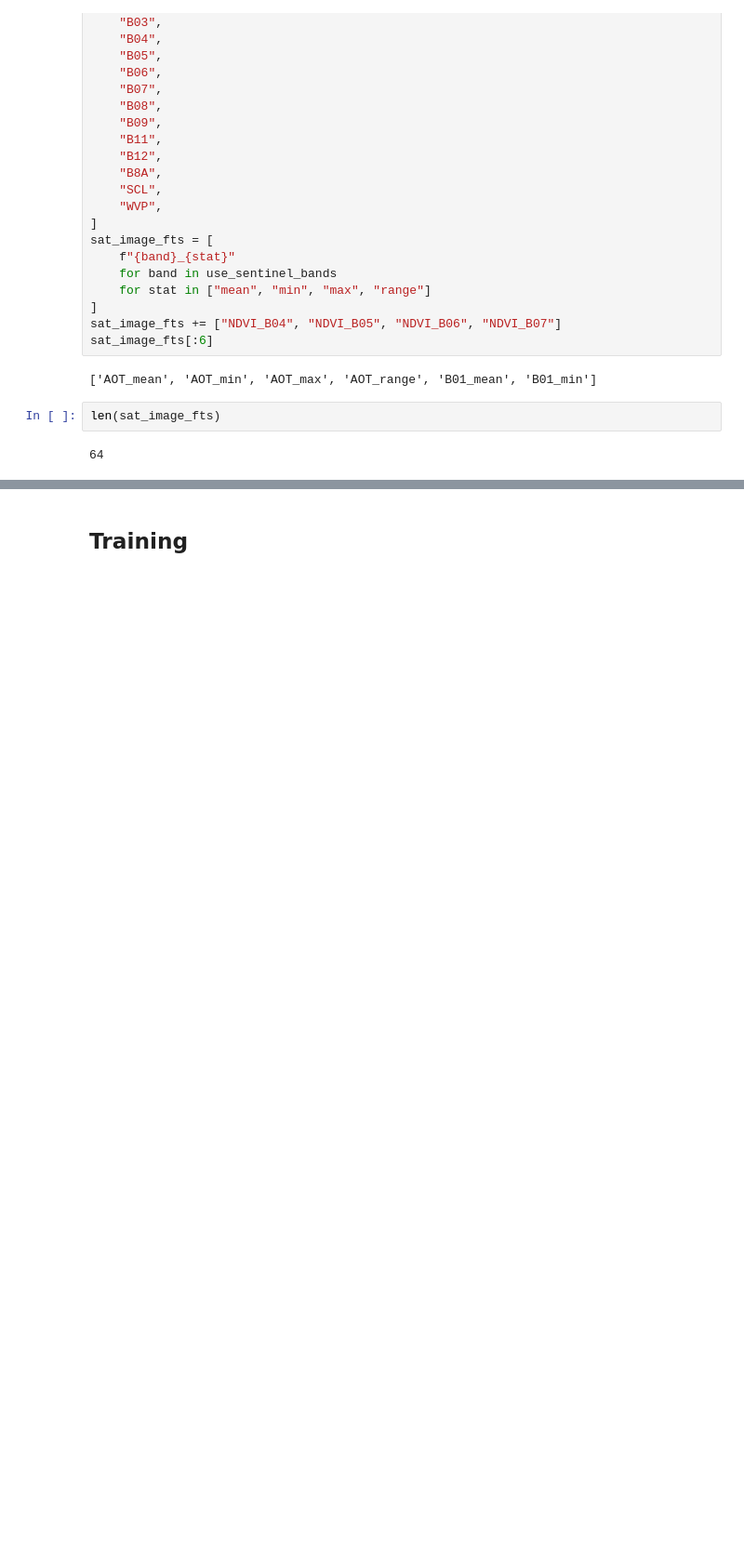
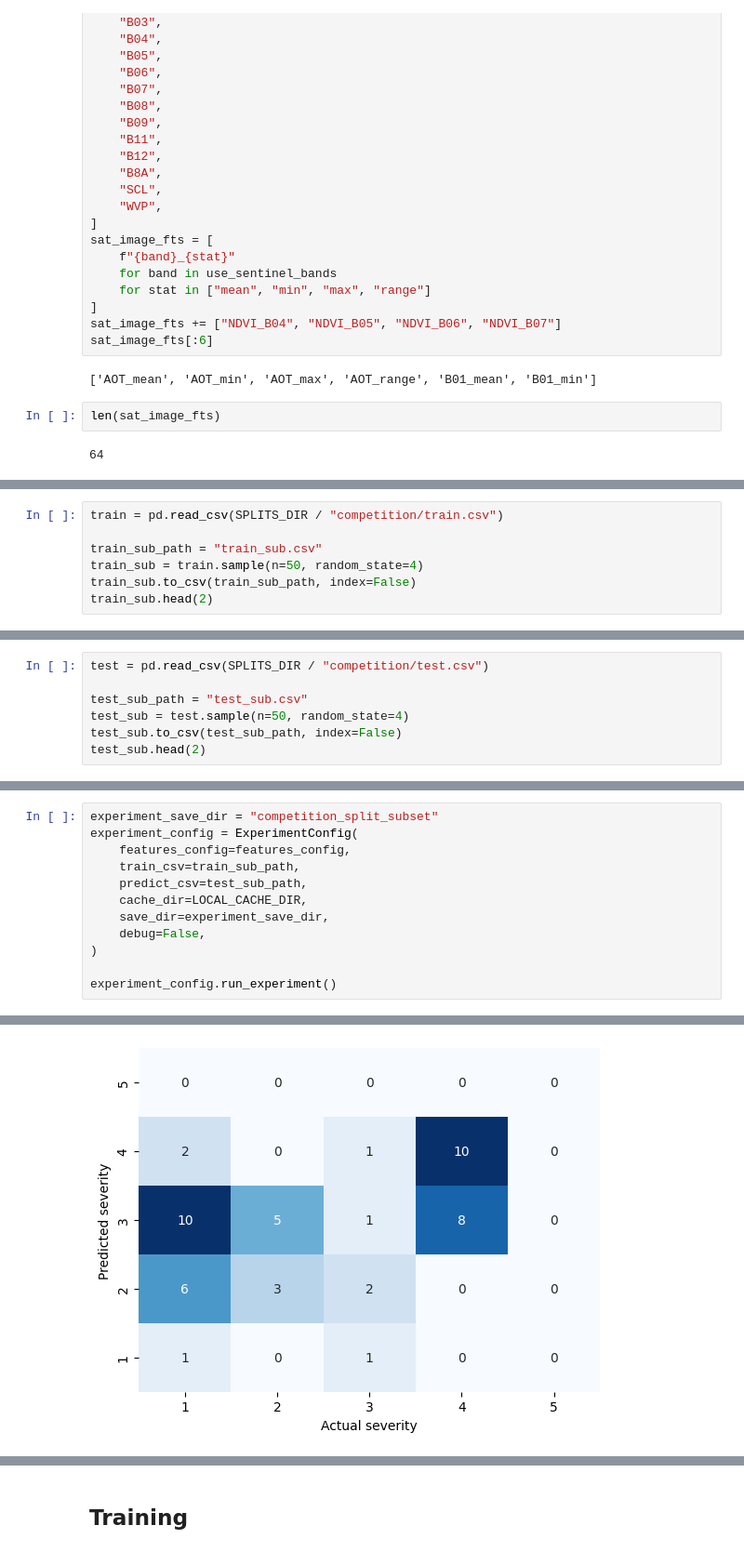
Before and after one commit to drivendataorg/cyfi, a Jupyter notebook: cyano/experiment/notebooks/0.0-klw-third-place.ipynb, the cells around one changed output, grey strips where cells are left out. Shown at 93% size. Drawn from its saved outputs; the diff is of its cells as text; blank space fills up the shorter version.

```diff
--- a/cyano/experiment/notebooks/0.0-klw-third-place.ipynb
+++ b/cyano/experiment/notebooks/0.0-klw-third-place.ipynb
@@ -61,0 +156,7 @@ train_path = "../tests/assets/train_data.csv"
+# %%
+train = pd.read_csv(SPLITS_DIR / "competition/train.csv")
+
+train_sub_path = "train_sub.csv"
+train_sub = train.sample(n=50, random_state=4)
+train_sub.to_csv(train_sub_path, index=False)
+train_sub.head(2)
@@ -61,0 +167,7 @@ train_path = "../tests/assets/train_data.csv"
+# %%
+test = pd.read_csv(SPLITS_DIR / "competition/test.csv")
+
+test_sub_path = "test_sub.csv"
+test_sub = test.sample(n=50, random_state=4)
+test_sub.to_csv(test_sub_path, index=False)
+test_sub.head(2)
@@ -61,0 +178,13 @@ train_path = "../tests/assets/train_data.csv"
+# %%
+experiment_save_dir = "competition_split_subset"
+experiment_config = ExperimentConfig(
+    features_config=features_config,
+    train_csv=train_sub_path,
+    predict_csv=test_sub_path,
+    cache_dir=LOCAL_CACHE_DIR,
+    save_dir=experiment_save_dir,
+    debug=False,
+)
+
+experiment_config.run_experiment()
+# %% [output]
@@ -61,0 +208 @@ train_path = "../tests/assets/train_data.csv"
+[figure, added]
```
Also changed, not shown: parts of 44 cells of this notebook.
